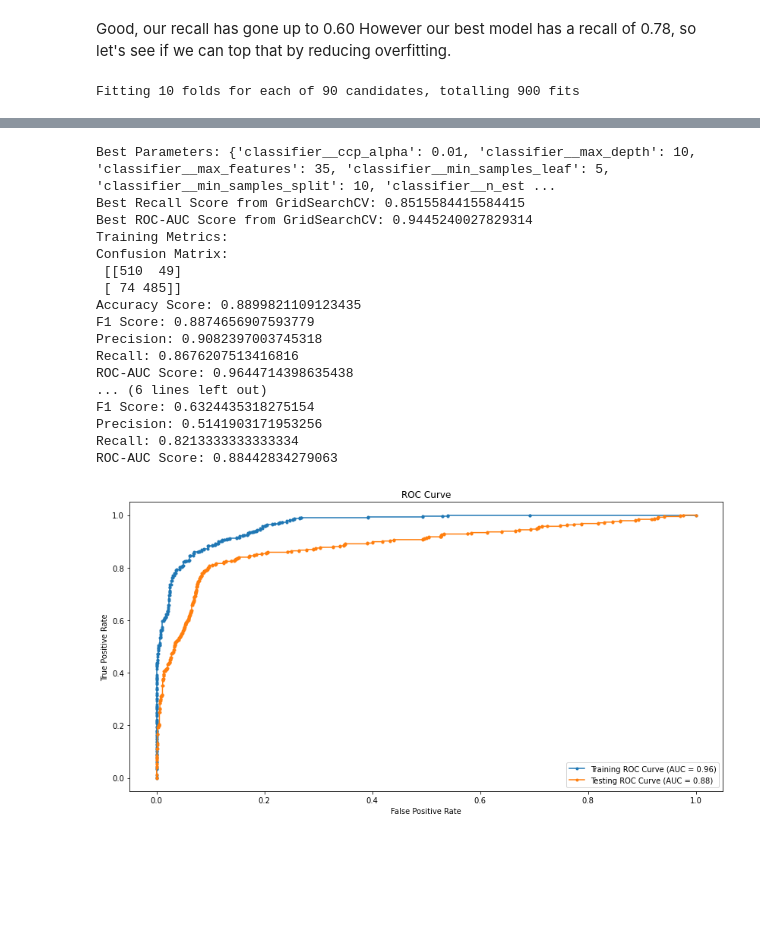
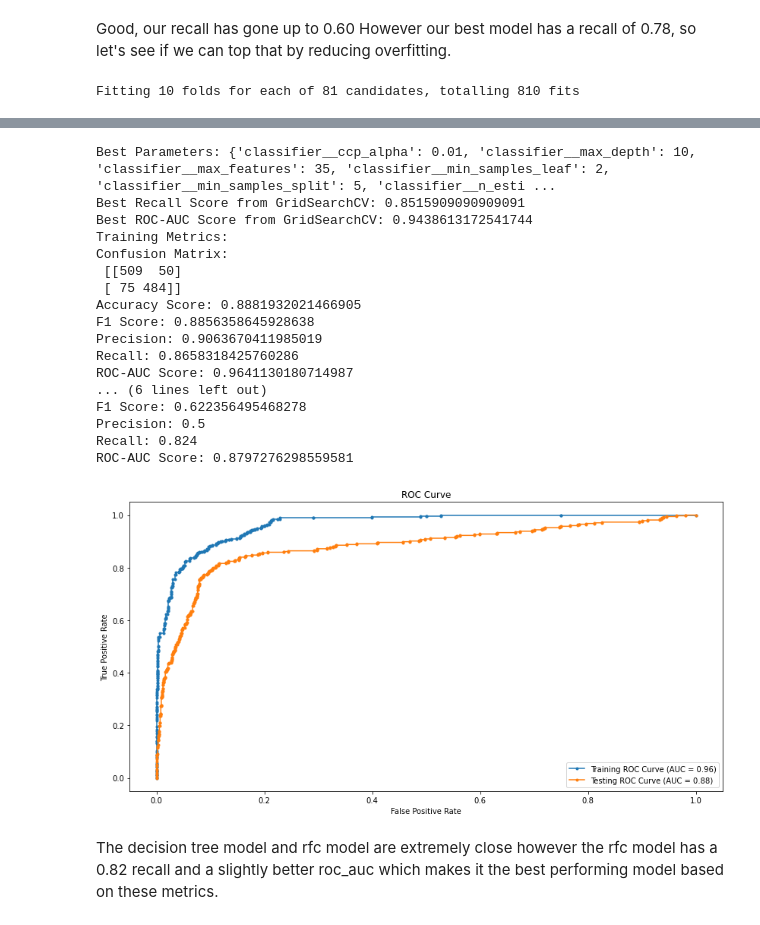
Before and after one commit to AmaniWanene/Classification_Modelling, a Jupyter notebook: Phase_3 project final notebook.ipynb, the cells around one changed output, grey strips where cells are left out. Cells and saved outputs as stored; diff of their text form; code cells hidden in the pictures; blank space fills up the shorter version.

```diff
--- a/Phase_3 project final notebook.ipynb
+++ b/Phase_3 project final notebook.ipynb
@@ -696,11 +696,11 @@ pipeline = Pipeline([
 # Define the parameter grid for GridSearchCV
 param_grid = {
     'classifier__n_estimators': [100],  # Number of trees in the forest
-    'classifier__max_depth': [10,15,20],  # Maximum depth of the tree
-    'classifier__min_samples_split': [10,15],  # Minimum number of samples required to split an internal node
-    'classifier__min_samples_leaf': [5,10,15],    # Minimum number of samples required to be at a leaf node
-    'classifier__max_features': [20,25,30,35,40],  # Number of features to consider when looking for the best split
-    'classifier__ccp_alpha': [0.01] # Complexity parameter used for Minimal Cost-Complexity Pruning
+    'classifier__max_depth': [10],  # Maximum depth of the tree
+    'classifier__min_samples_split': [2,5,10],  # Minimum number of samples required to split an internal node
+    'classifier__min_samples_leaf': [2,5,10],    # Minimum number of samples required to be at a leaf node
+    'classifier__max_features': [30,35,40],  # Number of features to consider when looking for the best split
+    'classifier__ccp_alpha': [0.01,0.1,1] # Complexity parameter used for Minimal Cost-Complexity Pruning
 }
 
 # Define recall as a scoring metric
@@ -732,9 +732,10 @@ print("Best ROC-AUC Score from GridSearchCV:", best_roc_auc_score)
 # Predict using the best model from GridSearchCV
 y_train_pred = tuned_rfc.predict(X_train_processed)
 y_test_pred = tuned_rfc.predict(X_test_processed)
+tuned_rfc_1 = tuned_rfc.best_estimator_
 
 # Evaluate the model
-evaluate_model(tuned_rfc.best_estimator_, X_train_resampled, y_train_resampled, X_test_processed, y_test)
+evaluate_model(tuned_rfc_1, X_train_resampled, y_train_resampled, X_test_processed, y_test)
 # %% [output]
-Fitting 10 folds for each of 90 candidates, totalling 900 fits
+Fitting 10 folds for each of 81 candidates, totalling 810 fits
 [Parallel(n_jobs=-1)]: Using backend LokyBackend with 8 concurrent workers.
@@ -746,18 +747,18 @@ Fitting 10 folds for each of 90 candidates, totalling 900 fits
-Best Parameters: {'classifier__ccp_alpha': 0.01, 'classifier__max_depth': 10, 'classifier__max_features': 35, 'classifier__min_samples_leaf': 5, 'classifier__min_samples_split': 10, 'classifier__n_est ...
-Best Recall Score from GridSearchCV: 0.8515584415584415
-Best ROC-AUC Score from GridSearchCV: 0.9445240027829314
+Best Parameters: {'classifier__ccp_alpha': 0.01, 'classifier__max_depth': 10, 'classifier__max_features': 35, 'classifier__min_samples_leaf': 2, 'classifier__min_samples_split': 5, 'classifier__n_esti ...
+Best Recall Score from GridSearchCV: 0.8515909090909091
+Best ROC-AUC Score from GridSearchCV: 0.9438613172541744
 Training Metrics:
 Confusion Matrix:
- [[510  49]
- [ 74 485]]
-Accuracy Score: 0.8899821109123435
-F1 Score: 0.8874656907593779
-Precision: 0.9082397003745318
-Recall: 0.8676207513416816
-ROC-AUC Score: 0.9644714398635438
+ [[509  50]
+ [ 75 484]]
+Accuracy Score: 0.8881932021466905
+F1 Score: 0.8856358645928638
+Precision: 0.9063670411985019
+Recall: 0.8658318425760286
+ROC-AUC Score: 0.9641130180714987
 ... (6 lines left out)
-F1 Score: 0.6324435318275154
-Precision: 0.5141903171953256
-Recall: 0.8213333333333334
-ROC-AUC Score: 0.88442834279063
+F1 Score: 0.622356495468278
+Precision: 0.5
+Recall: 0.824
+ROC-AUC Score: 0.8797276298559581
-[figure, old version]
+[figure, new version]
@@ -766,0 +765,2 @@ best_overall_model = tuned_rfc.fit(X_train_resampled,y_train_resampled)
+# %% [markdown]
+The decision tree model and rfc model are extremely close however the rfc model has a 0.82 recall and a slightly better roc_auc which makes it the best performing model based on these metrics.
```
Also changed, not shown: parts of 3 cells of this notebook.
